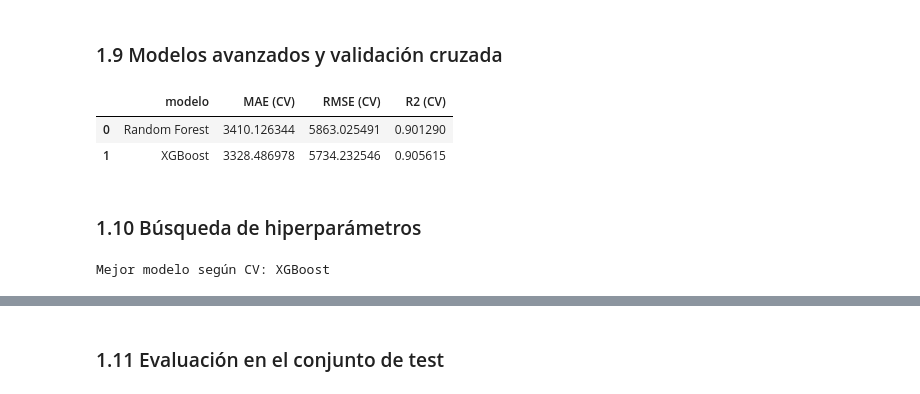
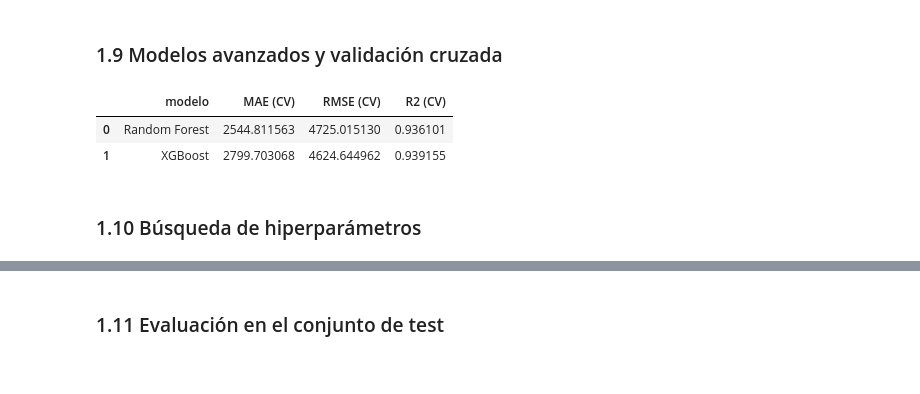
Before and after one commit to tmmymrtnz/volare, a Jupyter notebook: tp3_modelado_vuelos.ipynb, the cells around one changed output, grey strips where cells are left out. Drawn from its saved outputs; the diff is of its cells as text; code cells hidden in the pictures.

Commit message:
feat: algunas mejoras (reportes)

```diff
--- a/tp3_modelado_vuelos.ipynb
+++ b/tp3_modelado_vuelos.ipynb
@@ -36,9 +44,12 @@ sns.set_theme(style="whitegrid", context="talk")
 # %%
 DATA_PATH = Path("dataset/Cleaned_dataset.csv")
 ARTIFACTS_DIR = Path("artifacts")
+REPORTS_DIR = Path("reports")
 RANDOM_STATE = 42
+VALIDATION_RATIO = 0.2
 
 ARTIFACTS_DIR.mkdir(exist_ok=True)
+REPORTS_DIR.mkdir(exist_ok=True)
 pd.set_option("display.max_columns", None)
 # %% [markdown]
 ### 1.2 Carga del dataset
@@ -172,3 +183,8 @@ print(f"Dataset tras remover duplicados: {df.shape}")
 # %% [output]
 Duplicados detectados: 134600
 Dataset tras remover duplicados: (317488, 13)
+# %%
+# Ordenamos temporalmente para mantener una validación más realista.
+df["journey_date_dt"] = pd.to_datetime(df["Date_of_journey"], errors="coerce")
+df = df.sort_values("journey_date_dt").reset_index(drop=True)
+df[["journey_date_dt", "Date_of_journey"]].head()
@@ -343,0 +236,22 @@ X_train.shape, X_test.shape
+# %%
+TARGET = "Fare"
+time_split_idx = int(len(df) * (1 - VALIDATION_RATIO))
+
+X = df.drop(columns=[TARGET])
+y = df[TARGET]
+
+X = X.drop(columns=["journey_date_dt"], errors="ignore")
+
+X_train = X.iloc[:time_split_idx].copy()
+X_test = X.iloc[time_split_idx:].copy()
+y_train = y.iloc[:time_split_idx].copy()
+y_test = y.iloc[time_split_idx:].copy()
+
+print(
+    f"Train: {X_train.shape[0]:,} filas (hasta {df['journey_date_dt'].iloc[time_split_idx-1].date()})"
+)
+print(
+    f"Test:  {X_test.shape[0]:,} filas (desde {df['journey_date_dt'].iloc[time_split_idx].date()})"
+)
+
+X_train.shape, X_test.shape
@@ -383,13 +301,13 @@ baseline_df[["modelo", "MAE", "RMSE", "R2"]]
 # %%
 advanced_models = [
     ("Random Forest", RandomForestRegressor(
-        n_estimators=80,
+        n_estimators=160,
         max_depth=None,
         random_state=RANDOM_STATE,
         n_jobs=-1
     )),
     ("XGBoost", XGBRegressor(
-        n_estimators=200,
+        n_estimators=400,
         learning_rate=0.05,
         max_depth=8,
         subsample=0.9,
@@ -400,53 +318,38 @@ advanced_models = [
     )),
 ]
 
 scoring = {
     "mae": "neg_mean_absolute_error",
     "rmse": "neg_root_mean_squared_error",
     "r2": "r2"
 }
 
-# Para acelerar, comparamos modelos sobre una muestra del train
-X_sample = X_train.sample(min(5000, len(X_train)), random_state=RANDOM_STATE)
-y_sample = y_train.loc[X_sample.index]
+time_cv = TimeSeriesSplit(n_splits=4)
 
 cv_summary = []
 for name, estimator in advanced_models:
     pipeline = build_pipeline(estimator)
     cv_scores = cross_validate(
         pipeline,
-        X_sample,
-        y_sample,
+        X_train,
+        y_train,
         scoring=scoring,
-        cv=3,
+        cv=time_cv,
         n_jobs=-1,
         error_score="raise"
     )
     cv_summary.append({
         "modelo": name,
         "MAE (CV)": -cv_scores["test_mae"].mean(),
         "RMSE (CV)": -cv_scores["test_rmse"].mean(),
         "R2 (CV)": cv_scores["test_r2"].mean()
     })
 
 cv_results_df = pd.DataFrame(cv_summary)
 cv_results_df
 # %% [output]
 |  | modelo | MAE (CV) | RMSE (CV) | R2 (CV) |
-| 0 | Random Forest | 3410.126344 | 5863.025491 | 0.901290 |
-| 1 | XGBoost | 3328.486978 | 5734.232546 | 0.905615 |
+| 0 | Random Forest | 2544.811563 | 4725.015130 | 0.936101 |
+| 1 | XGBoost | 2799.703068 | 4624.644962 | 0.939155 |
 # %% [markdown]
 ### 1.10 Búsqueda de hiperparámetros
-# %%
-# Seleccionamos el mejor modelo según MAE (CV) y construimos un Random Forest sencillo
-best_row = cv_results_df.sort_values('MAE (CV)').iloc[0]
-print('Mejor modelo según CV:', best_row['modelo'])
-
-best_model = build_pipeline(RandomForestRegressor(
-    n_estimators=80,
-    max_depth=None,
-    random_state=RANDOM_STATE,
-    n_jobs=-1
-))
-# %% [output]
-Mejor modelo según CV: XGBoost
```
Also changed, not shown: parts of 22 cells of this notebook, 9 other files.
